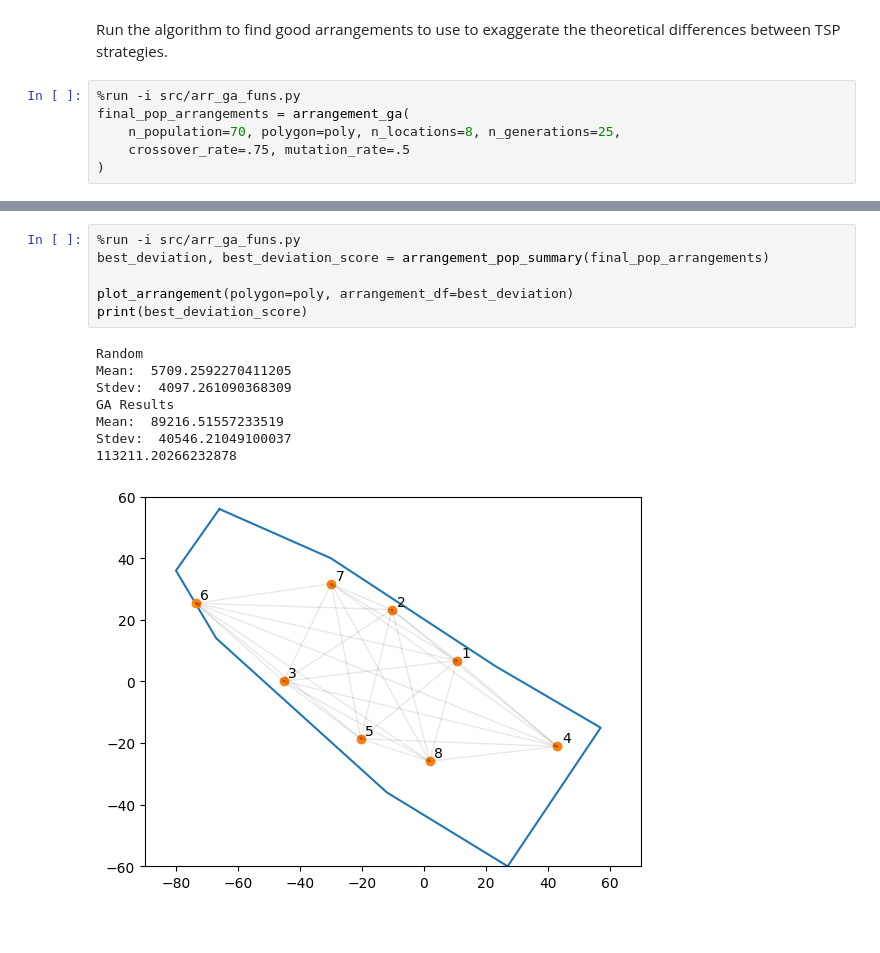
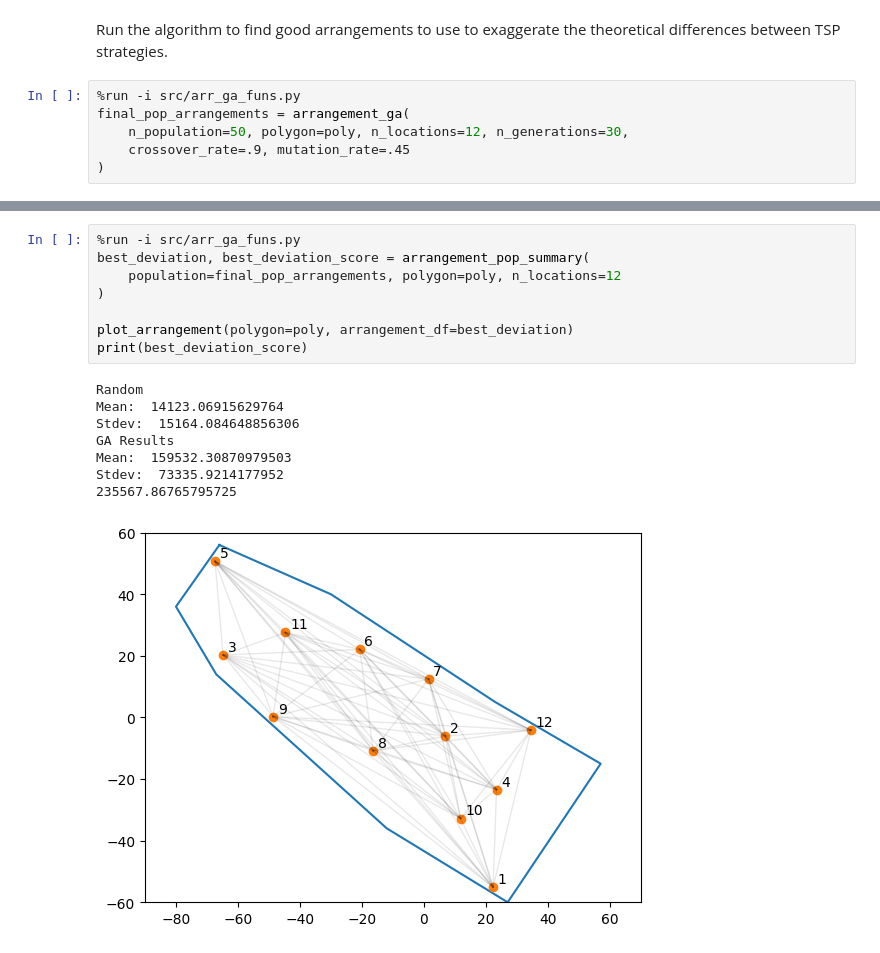
Before and after one commit to lcwat/tsp_solvers, a Jupyter notebook: notebooks/arrangement_creation.ipynb, the cells around one changed output, grey strips where cells are left out. Cells and saved outputs as stored; diff of their text form.

```diff
--- a/notebooks/arrangement_creation.ipynb
+++ b/notebooks/arrangement_creation.ipynb
@@ -30,6 +29,6 @@ Run the algorithm to find good arrangements to use to exaggerate the theoretical
 # %%
 %run -i src/arr_ga_funs.py
 final_pop_arrangements = arrangement_ga(
-    n_population=70, polygon=poly, n_locations=8, n_generations=25,
-    crossover_rate=.75, mutation_rate=.5
+    n_population=50, polygon=poly, n_locations=12, n_generations=30,
+    crossover_rate=.9, mutation_rate=.45
 )
@@ -36,16 +56,18 @@ final_pop_arrangements = arrangement_ga(
 # %%
 %run -i src/arr_ga_funs.py
-best_deviation, best_deviation_score = arrangement_pop_summary(final_pop_arrangements)
+best_deviation, best_deviation_score = arrangement_pop_summary(
+    population=final_pop_arrangements, polygon=poly, n_locations=12
+)
 
 plot_arrangement(polygon=poly, arrangement_df=best_deviation)
 print(best_deviation_score)
 # %% [output]
 Random
-Mean:  5709.2592270411205
-Stdev:  4097.261090368309
+Mean:  14123.06915629764
+Stdev:  15164.084648856306
 GA Results
-Mean:  89216.51557233519
-Stdev:  40546.21049100037
-113211.20266232878
+Mean:  159532.30870979503
+Stdev:  73335.9214177952
+235567.86765795725
-[figure, old version]
+[figure, new version]
 # %%
```
Also changed, not shown: parts of 8 cells of this notebook, 41 other files.
